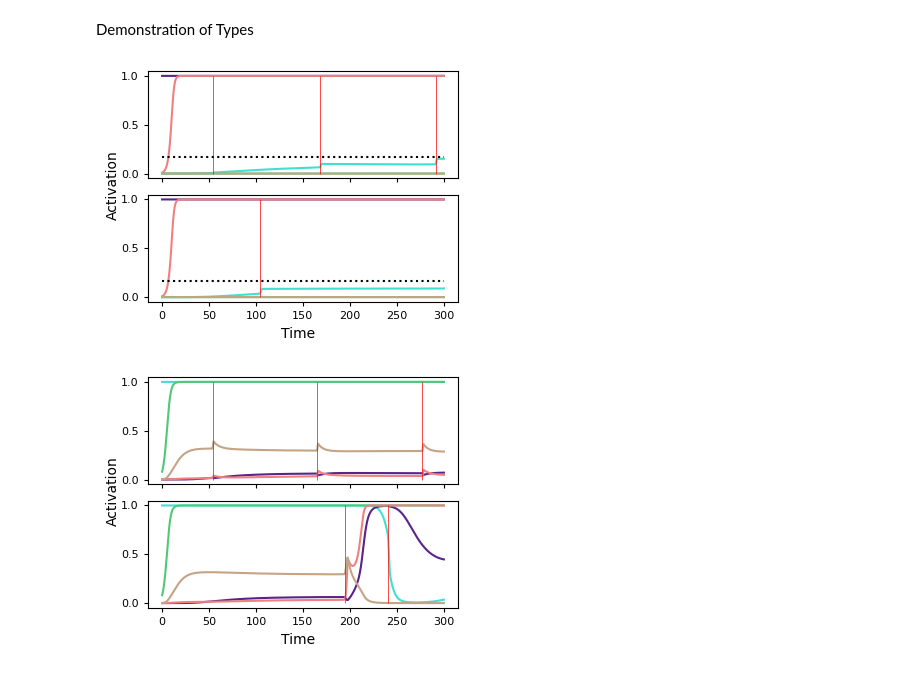
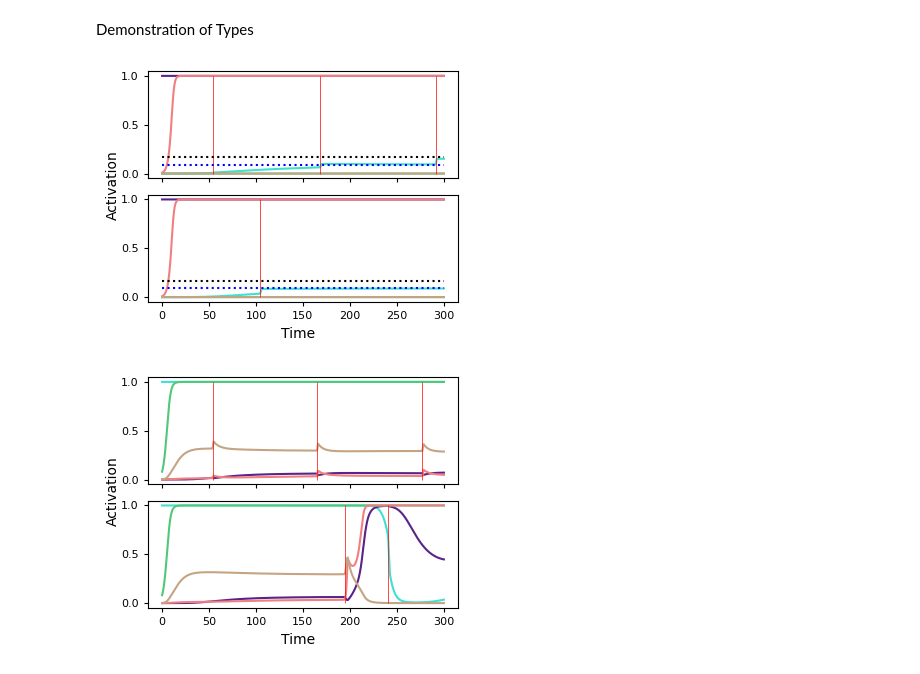
Before and after one commit to ThomasGaul/Cognitive-Distinctions-in-Referential-Communication, a Jupyter notebook: Behavioural-Analysis/Behavioural-Analysis.ipynb, the cells around one changed output. Saved outputs shown, nothing was run; the diff lists cells and outputs as text; code cells hidden in the pictures.

```diff
--- a/Behavioural-Analysis/Behavioural-Analysis.ipynb
+++ b/Behavioural-Analysis/Behavioural-Analysis.ipynb
@@ -418,28 +418,30 @@ basin.LoadContact2D(perm=3,phase=2)
 # %%
 # demonstration of step-type
 
 fig, axs = plt.subplots(2,1,figsize=(4,3),sharey="all",sharex="all")
 
 axs[0] = step.PlotReceiverActivation(axs[0],perm=1,phase=2)
 axs[0].vlines(step.ContactPoints2D[0][1].get_path().vertices[:,0],0,1,colors=[1,0,0],linewidth=.5)
+axs[0].hlines(0.0892797,0,300,colors=[0,0,1],linestyles="dotted")
 axs[0].hlines(0.165267,0,300,colors="0",linestyles="dotted")
 axs[1] = step.PlotReceiverActivation(axs[1],perm=3,phase=2)
+axs[1].hlines(0.0892797,0,300,colors=[0,0,1],linestyles="dotted")
 axs[1].hlines(0.165267,0,300,colors="0",linestyles="dotted")
 axs[1].vlines(step.ContactPoints2D[1][1].get_path().vertices[:,0],0,1,colors=[1,0,0],linewidth=.5)
 
 axs[0].tick_params(labelsize=8,length=3)
 axs[1].tick_params(labelsize=8,length=3)
 fig.supxlabel("Time",fontsize=10,y=-.02)
 fig.supylabel("Activation",fontsize=10)
 fig.subplots_adjust(hspace=.15)
 
 # os.chdir(BaseDirectory)
-# fig.savefig('./Plots/step-demo.pdf',format="pdf",bbox_inches="tight",dpi=600)
+# fig.savefig('./Plots/Gaul.fig5.pdf',format="pdf",bbox_inches="tight",dpi=600)
 # fig.savefig('./Plots/step-demo.jpeg',bbox_inches="tight",dpi=600)
 
 plt.show()
 # %% [output]
-[figure, old version]
+[figure, new version]
 # %%
 # demonstration of basin-type
 
```
Also changed, not shown: 1 other file.
